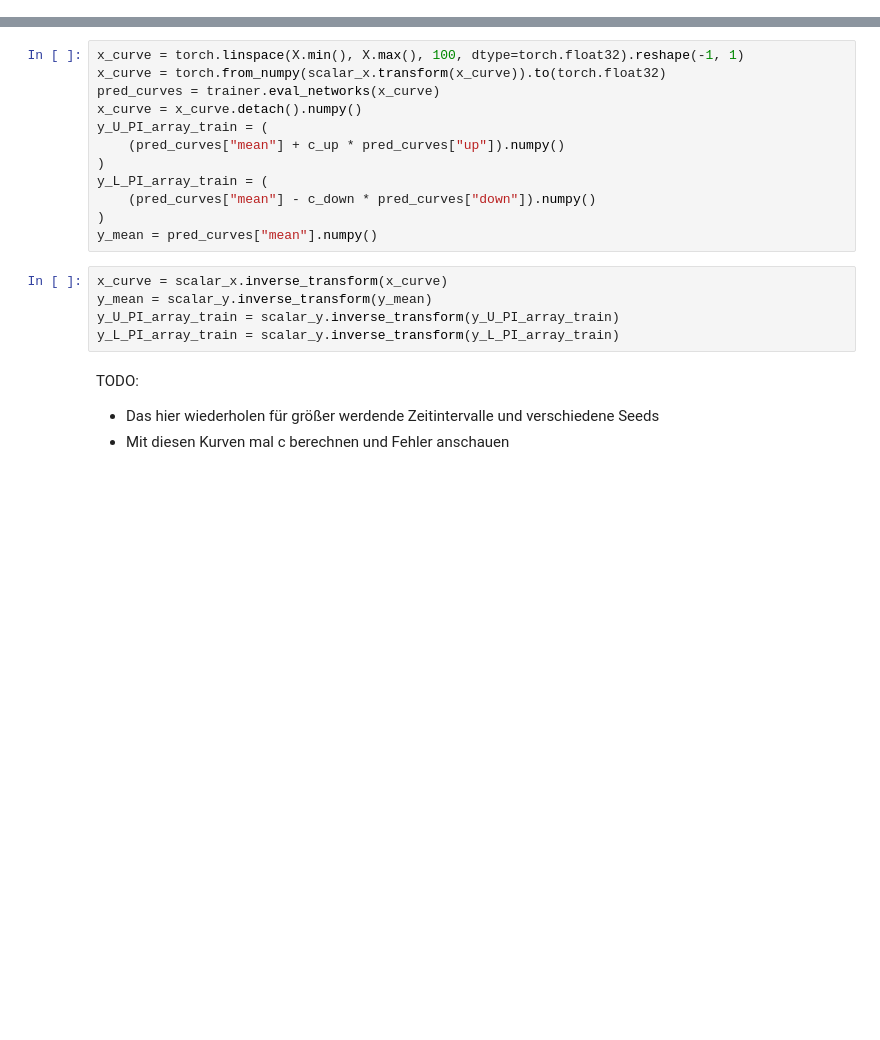
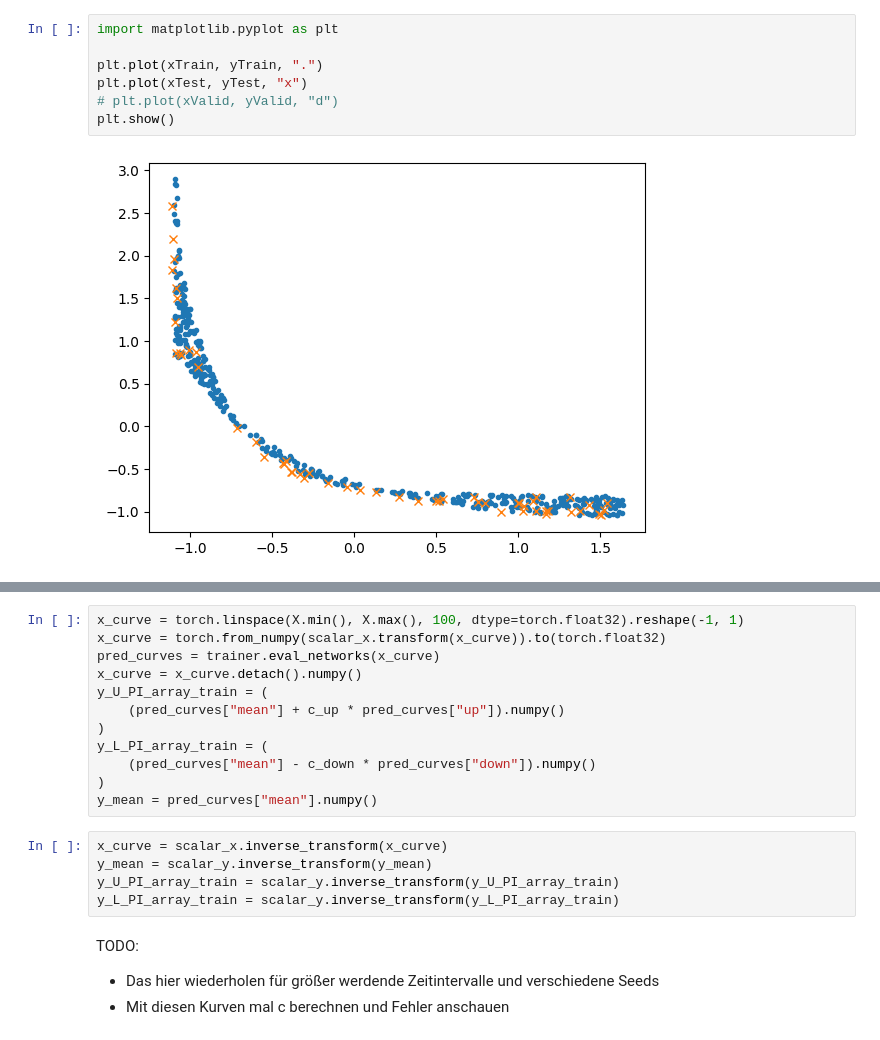
Before and after one commit to RiccardoFrenner/finn-nnpie, a Jupyter notebook: src/pinn.ipynb, the cells around one changed output, grey strips where cells are left out. Saved outputs shown, nothing was run; the diff lists cells and outputs as text; blank space fills up the shorter version.

```diff
--- a/src/pinn.ipynb
+++ b/src/pinn.ipynb
@@ -381,3 +395,12 @@ torch.Size([18, 1])
+# %%
+import matplotlib.pyplot as plt
+
+plt.plot(xTrain, yTrain, ".")
+plt.plot(xTest, yTest, "x")
+# plt.plot(xValid, yValid, "d")
+plt.show()
+# %% [output]
+[figure, added]
 # %%
 
 #########################################################
```
Also changed, not shown: parts of 15 cells of this notebook, 3 other files.
